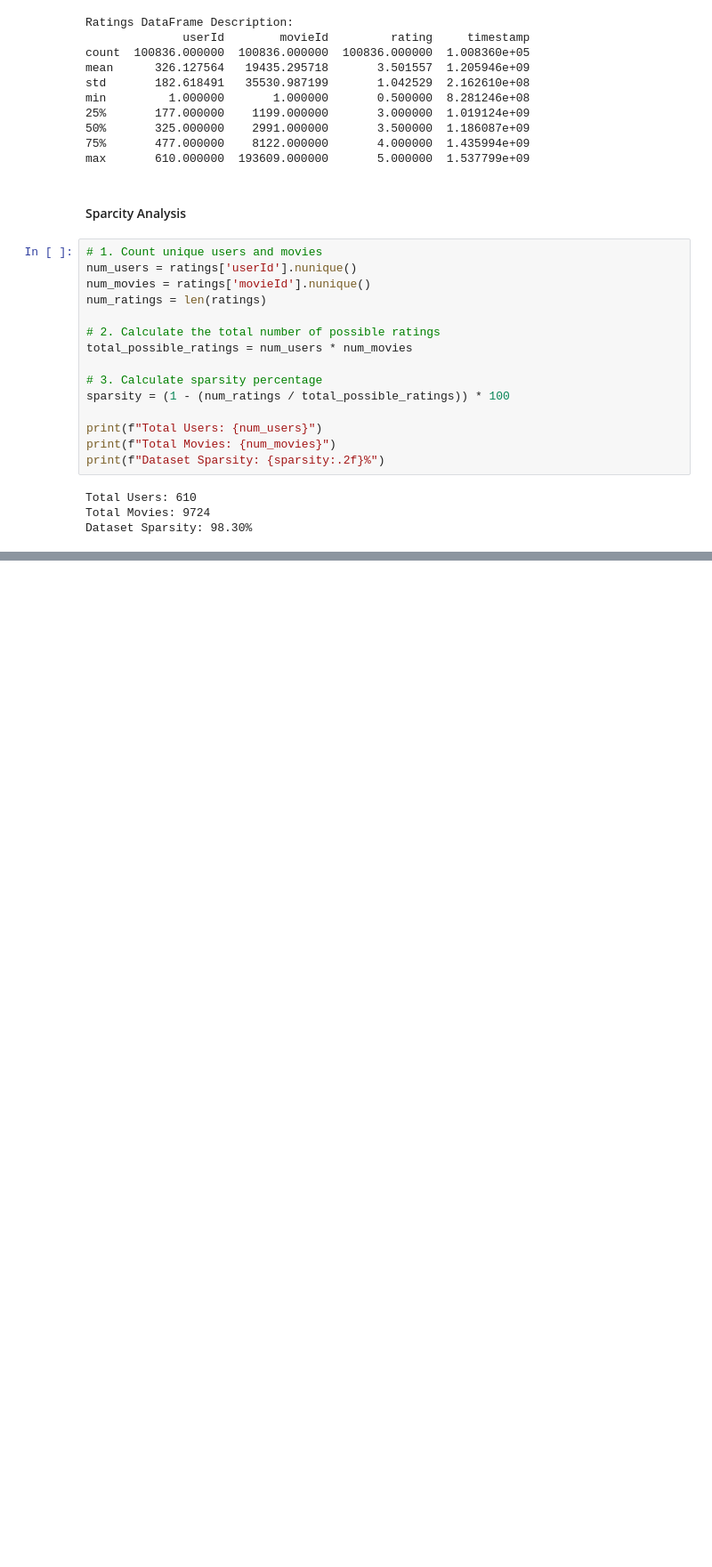
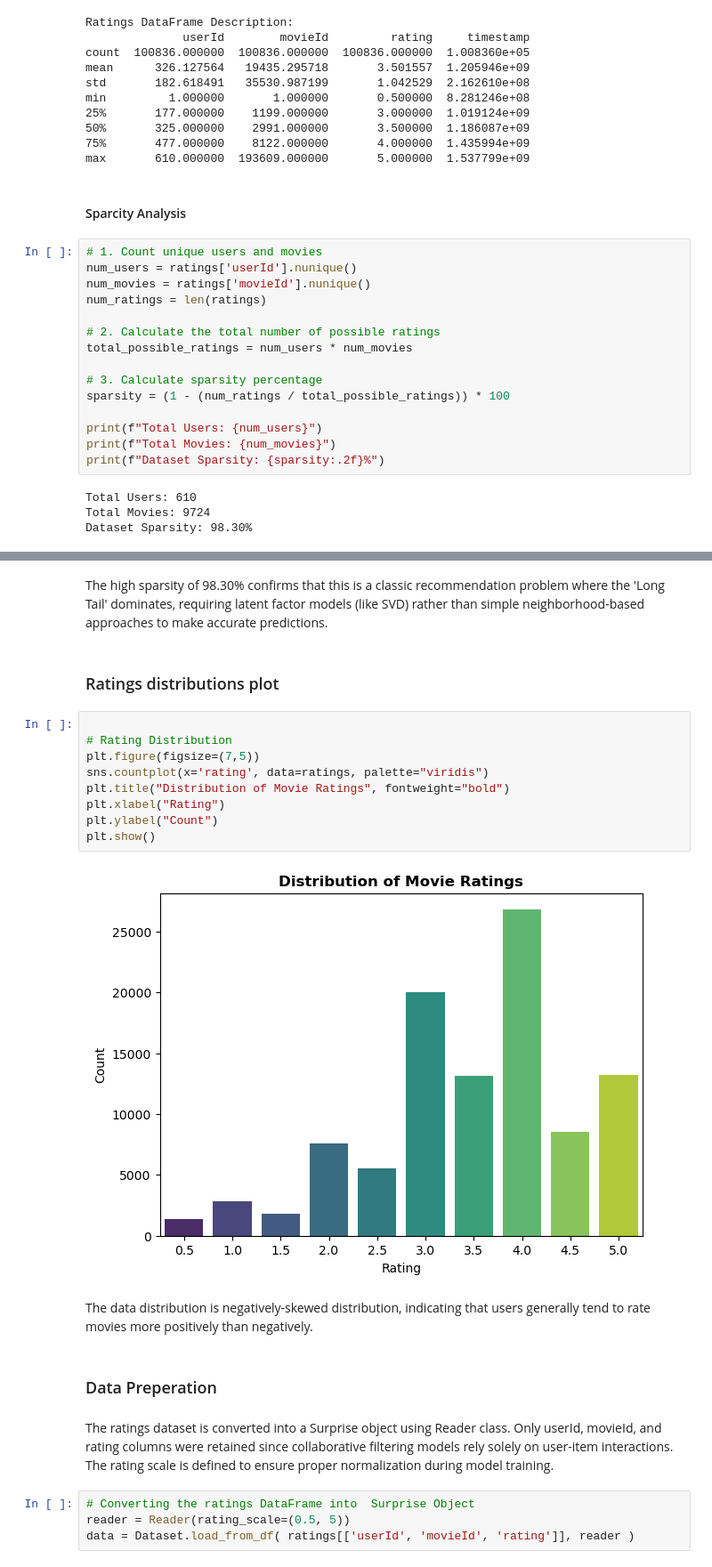
Before and after one commit to Marian-amo/Movies-Recommendation-System-Project, a Jupyter notebook: notebook.ipynb, the cells around one changed output, grey strips where cells are left out. Shown at 89% size. Saved outputs shown, nothing was run; the diff lists cells and outputs as text; blank space fills up the shorter version.

```diff
--- a/notebook.ipynb
+++ b/notebook.ipynb
@@ -231,0 +268,25 @@ The high sparsity of 98.30% confirms that this is a classic recommendation probl
+# %% [markdown]
+The high sparsity of 98.30% confirms that this is a classic recommendation problem where the 'Long Tail' dominates, requiring latent factor models (like SVD) rather than simple neighborhood-based approaches to make accurate predictions.
+# %% [markdown]
+### Ratings distributions plot
+# %%
+
+# Rating Distribution
+plt.figure(figsize=(7,5))
+sns.countplot(x='rating', data=ratings, palette="viridis")
+plt.title("Distribution of Movie Ratings", fontweight="bold")
+plt.xlabel("Rating")
+plt.ylabel("Count")
+plt.show()
+# %% [output]
+[figure, added]
+# %% [markdown]
+The data distribution is negatively-skewed distribution, indicating that users generally tend to rate movies more positively than negatively.
+# %% [markdown]
+### Data Preperation
+# %% [markdown]
+The ratings dataset is converted into a Surprise object using Reader class. Only userId, movieId, and rating columns were retained since collaborative filtering models rely solely on user-item interactions. The rating scale is  defined to ensure proper normalization during model training.
+# %%
+# Converting the ratings DataFrame into  Surprise Object
+reader = Reader(rating_scale=(0.5, 5))
+data = Dataset.load_from_df( ratings[['userId', 'movieId', 'rating']], reader )
```
Also changed, not shown: parts of 6 cells of this notebook.
